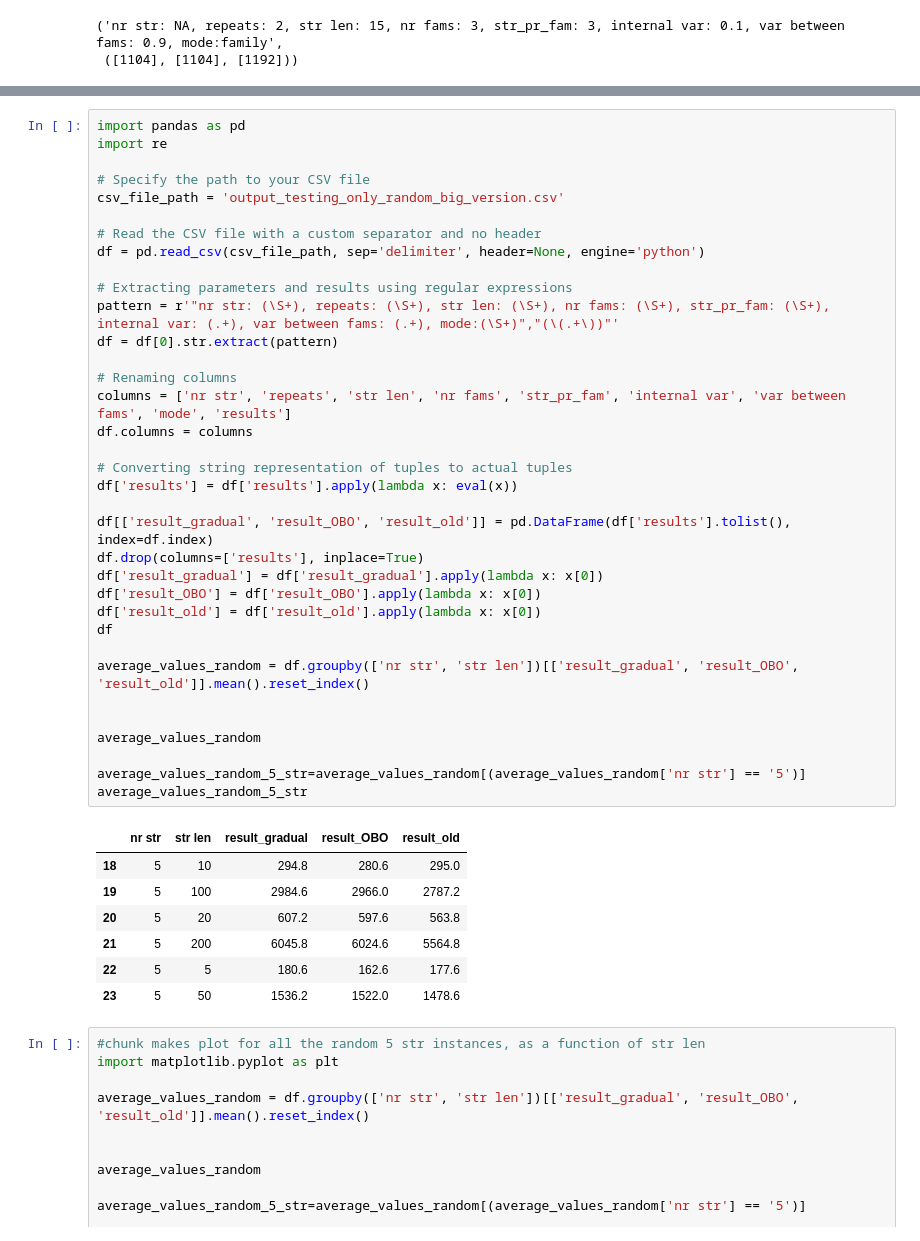
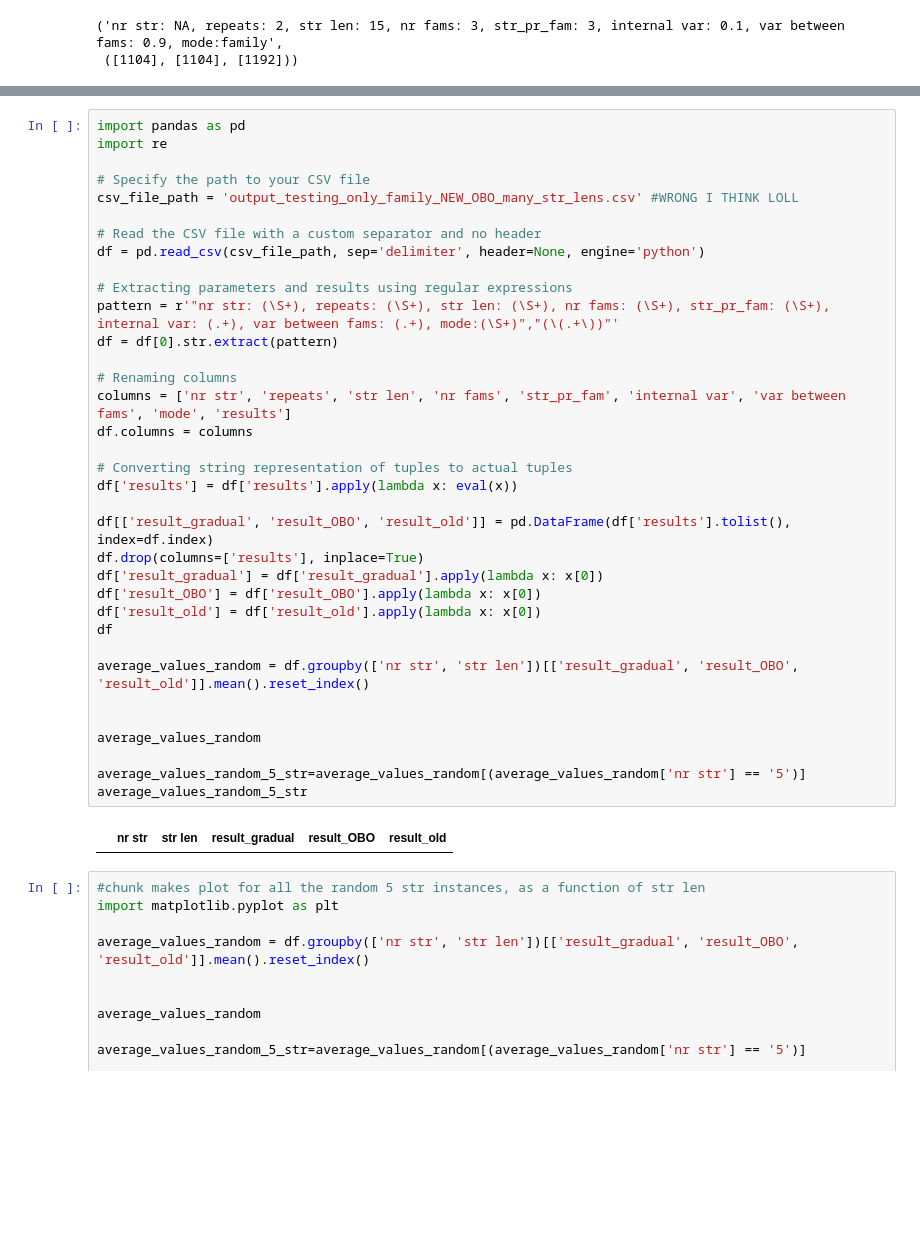
Before and after one commit to AnastasiaKratschmer/projectMST, a Jupyter notebook: only_new_algo_01/random_seqs_testing.ipynb, the cells around one changed output, grey strips where cells are left out. Cells and saved outputs as stored; diff of their text form; blank space fills up the shorter version.

```diff
--- a/only_new_algo_01/random_seqs_testing.ipynb
+++ b/only_new_algo_01/random_seqs_testing.ipynb
@@ -218,44 +280,38 @@ import pandas as pd
 import re
 
 # Specify the path to your CSV file
-csv_file_path = 'output_testing_only_random_big_version.csv'
+csv_file_path = 'output_testing_only_family_NEW_OBO_many_str_lens.csv' #WRONG I THINK LOLL
 
 # Read the CSV file with a custom separator and no header
 df = pd.read_csv(csv_file_path, sep='delimiter', header=None, engine='python')
 
 # Extracting parameters and results using regular expressions
 pattern = r'"nr str: (\S+), repeats: (\S+), str len: (\S+), nr fams: (\S+), str_pr_fam: (\S+), internal var: (.+), var between fams: (.+), mode:(\S+)","(\(.+\))"'
 df = df[0].str.extract(pattern)
 
 # Renaming columns
 columns = ['nr str', 'repeats', 'str len', 'nr fams', 'str_pr_fam', 'internal var', 'var between fams', 'mode', 'results']
 df.columns = columns
 
 # Converting string representation of tuples to actual tuples
 df['results'] = df['results'].apply(lambda x: eval(x))
 
 df[['result_gradual', 'result_OBO', 'result_old']] = pd.DataFrame(df['results'].tolist(), index=df.index)
 df.drop(columns=['results'], inplace=True)
 df['result_gradual'] = df['result_gradual'].apply(lambda x: x[0])
 df['result_OBO'] = df['result_OBO'].apply(lambda x: x[0])
 df['result_old'] = df['result_old'].apply(lambda x: x[0])
 df
 
 average_values_random = df.groupby(['nr str', 'str len'])[['result_gradual', 'result_OBO', 'result_old']].mean().reset_index()
 
 
 average_values_random
 
 average_values_random_5_str=average_values_random[(average_values_random['nr str'] == '5')]
 average_values_random_5_str
 # %% [output]
 |  | nr str | str len | result_gradual | result_OBO | result_old |
-| 18 | 5 | 10 | 294.8 | 280.6 | 295.0 |
-| 19 | 5 | 100 | 2984.6 | 2966.0 | 2787.2 |
-| 20 | 5 | 20 | 607.2 | 597.6 | 563.8 |
-| 21 | 5 | 200 | 6045.8 | 6024.6 | 5564.8 |
-| 22 | 5 | 5 | 180.6 | 162.6 | 177.6 |
-| 23 | 5 | 50 | 1536.2 | 1522.0 | 1478.6 |
 # %%
 #chunk makes plot for all the random 5 str instances, as a function of str len
 import matplotlib.pyplot as plt
```
Also changed, not shown: parts of 5 cells of this notebook, 2 other files.
